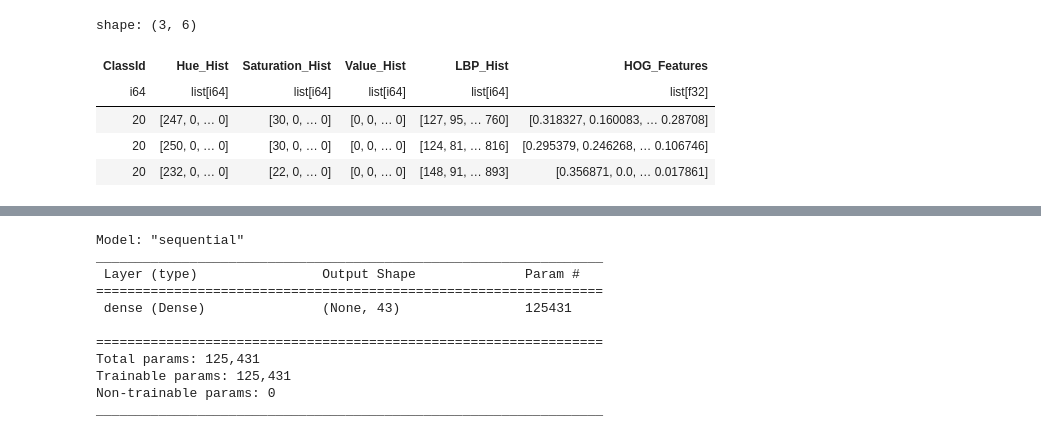
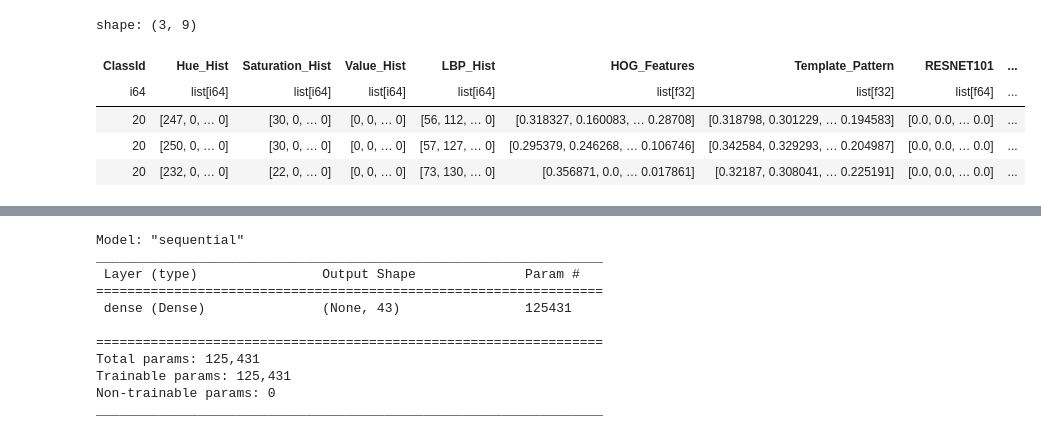
Before and after one commit to teddy661/281-final-project, a Jupyter notebook: BaseModel.ipynb, the cells around one changed output, grey strips where cells are left out. Saved outputs shown, nothing was run; the diff lists cells and outputs as text; code cells hidden in the pictures.

```diff
--- a/BaseModel.ipynb
+++ b/BaseModel.ipynb
@@ -32,12 +29,19 @@ dataset_path = './sign_data/'
 # %%
 # Read the parquet file, this takes a while. Leave it here
 features_file = Path(dataset_path + "data/train_features.parquet")
+test_file = Path(dataset_path + "data/test_features.parquet")
 meta_file = Path(dataset_path + "data/meta_full.parquet")
 
-dft = pl.read_parquet(features_file, use_pyarrow=True, memory_map=True)
-dfm = pl.read_parquet(meta_file, use_pyarrow=True, memory_map=True)
+# dft = pl.read_parquet(features_file, use_pyarrow=True, memory_map=True)
+# dfm = pl.read_parquet(meta_file, use_pyarrow=True, memory_map=True)
+dft = pl.read_parquet(features_file, memory_map=True)
+dfm = pl.read_parquet(meta_file, memory_map=True)
+dfe = pl.read_parquet(test_file, memory_map=True)
+
 dft = dft.join(dfm, on="ClassId")
-# del dfm
+dfe = dfe.join(dfm, on="ClassId")
+
+del dfm
 # %%
 # To do: select 200 random images from each class
 features = dft.filter(
@@ -69,15 +68,16 @@ shape: (43, 2)
 # %%
-columns = ['ClassId', 'Hue_Hist', 'Saturation_Hist', 'Value_Hist', 'LBP_Hist', 'HOG_Features']
+columns = ['ClassId', 'Hue_Hist', 'Saturation_Hist', 'Value_Hist', 'LBP_Hist', 'HOG_Features',
+           'Template_Pattern', 'RESNET101', 'VGG16'
+          ]
 features = features[columns]
+features.head(3)
+# %% [output]
+shape: (3, 9)
+| ClassId | Hue_Hist | Saturation_Hist | Value_Hist | LBP_Hist | HOG_Features | Template_Pattern | RESNET101 | ... |
+| i64 | list[i64] | list[i64] | list[i64] | list[i64] | list[f32] | list[f32] | list[f64] | ... |
+| 20 | [247, 0, … 0] | [30, 0, … 0] | [0, 0, … 0] | [56, 112, … 0] | [0.318327, 0.160083, … 0.28708] | [0.318798, 0.301229, … 0.194583] | [0.0, 0.0, … 0.0] | ... |
+| 20 | [250, 0, … 0] | [30, 0, … 0] | [0, 0, … 0] | [57, 127, … 0] | [0.295379, 0.246268, … 0.106746] | [0.342584, 0.329293, … 0.204987] | [0.0, 0.0, … 0.0] | ... |
+| 20 | [232, 0, … 0] | [22, 0, … 0] | [0, 0, … 0] | [73, 130, … 0] | [0.356871, 0.0, … 0.017861] | [0.32187, 0.308041, … 0.225191] | [0.0, 0.0, … 0.0] | ... |
-# %%
-features.head(3)
-# %% [output]
-shape: (3, 6)
-| ClassId | Hue_Hist | Saturation_Hist | Value_Hist | LBP_Hist | HOG_Features |
-| i64 | list[i64] | list[i64] | list[i64] | list[i64] | list[f32] |
-| 20 | [247, 0, … 0] | [30, 0, … 0] | [0, 0, … 0] | [127, 95, … 760] | [0.318327, 0.160083, … 0.28708] |
-| 20 | [250, 0, … 0] | [30, 0, … 0] | [0, 0, … 0] | [124, 81, … 816] | [0.295379, 0.246268, … 0.106746] |
-| 20 | [232, 0, … 0] | [22, 0, … 0] | [0, 0, … 0] | [148, 91, … 893] | [0.356871, 0.0, … 0.017861] |
 # %%
 def build_model(num_features, learning_rate=.001):
     """Build a TF linear regression model using Keras.
```
Also changed, not shown: parts of 10 cells of this notebook.
